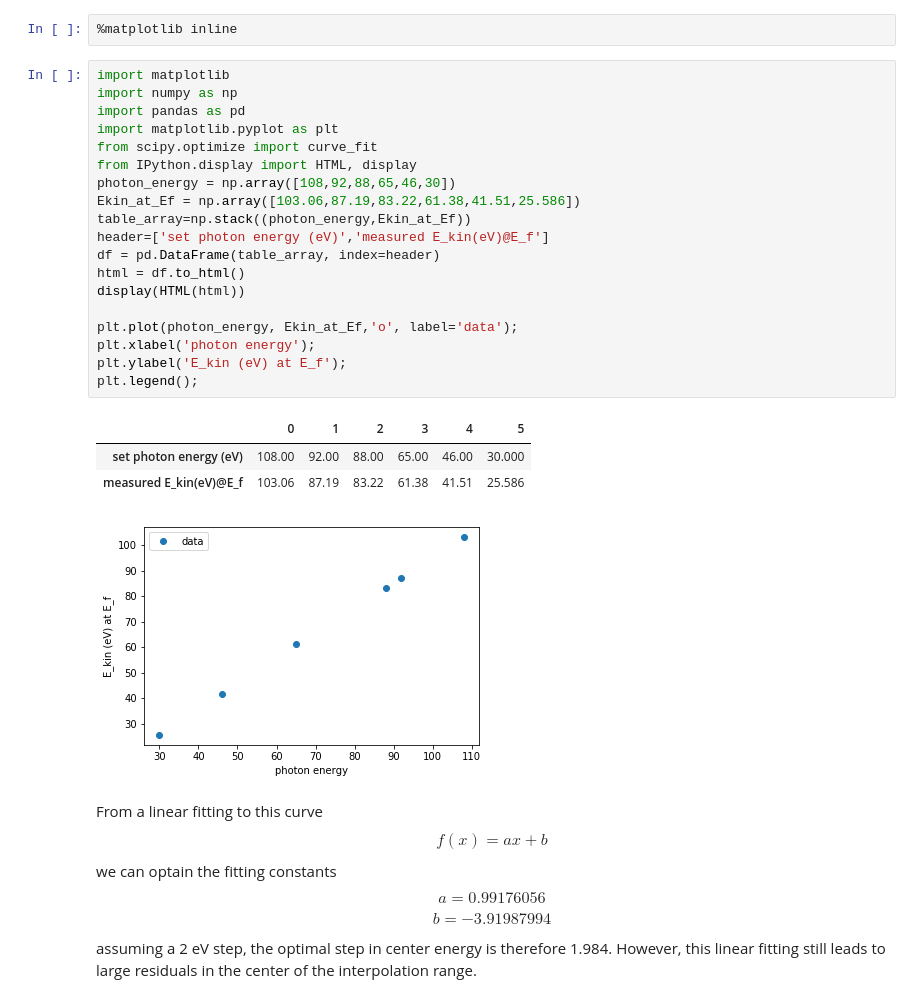
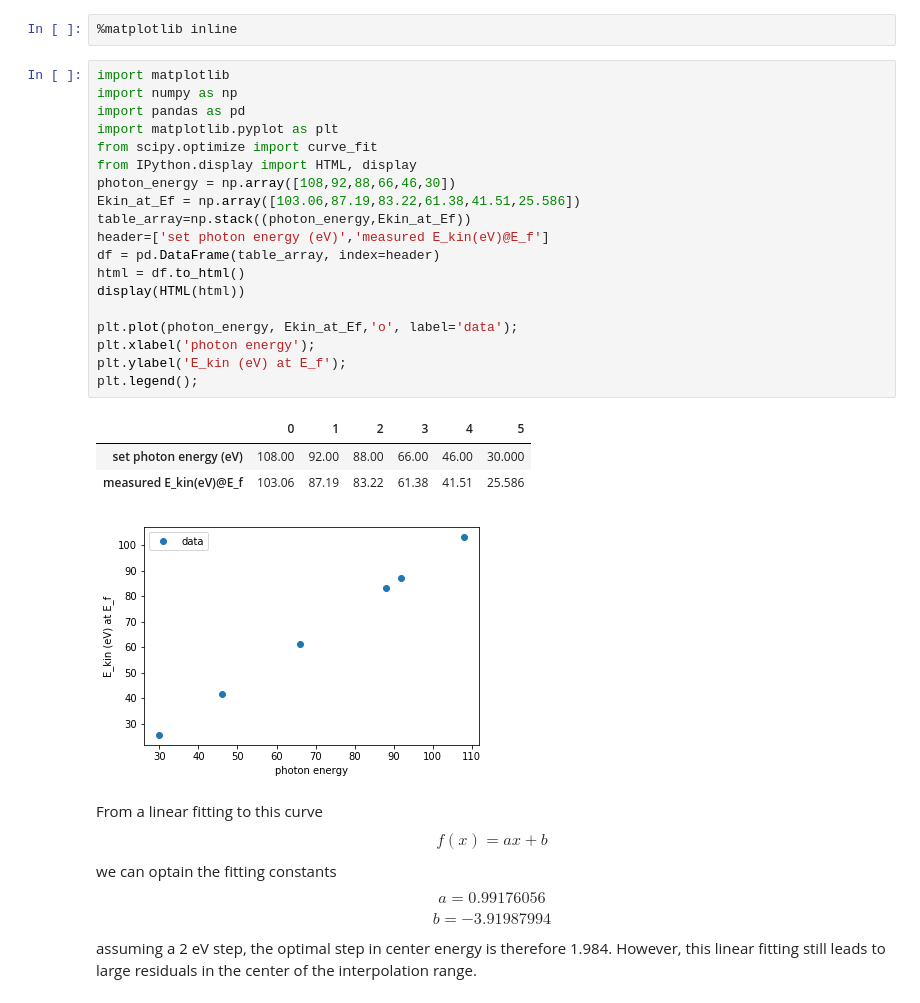
Before and after one commit to nschroet/Niels-jupyter-notebooks, a Jupyter notebook: i05 hv_scan center_energy step.ipynb, the cells around one changed output. Cells and saved outputs as stored; diff of their text form.

```diff
--- a/i05 hv_scan center_energy step.ipynb
+++ b/i05 hv_scan center_energy step.ipynb
@@ -16,27 +14,27 @@ When performing an hv scan, one can observe that the Fermi level is not scaling
 # %%
 import matplotlib
 import numpy as np
 import pandas as pd
 import matplotlib.pyplot as plt
 from scipy.optimize import curve_fit
 from IPython.display import HTML, display
-photon_energy = np.array([108,92,88,65,46,30])
+photon_energy = np.array([108,92,88,66,46,30])
 Ekin_at_Ef = np.array([103.06,87.19,83.22,61.38,41.51,25.586])
 table_array=np.stack((photon_energy,Ekin_at_Ef))
 header=['set photon energy (eV)','measured E_kin(eV)@E_f']
 df = pd.DataFrame(table_array, index=header)
 html = df.to_html()
 display(HTML(html))
 
 plt.plot(photon_energy, Ekin_at_Ef,'o', label='data');
 plt.xlabel('photon energy');
 plt.ylabel('E_kin (eV) at E_f');
 plt.legend();
 # %% [output]
 |  | 0 | 1 | 2 | 3 | 4 | 5 |
-| set photon energy (eV) | 108.00 | 92.00 | 88.00 | 65.00 | 46.00 | 30.000 |
+| set photon energy (eV) | 108.00 | 92.00 | 88.00 | 66.00 | 46.00 | 30.000 |
 | measured E_kin(eV)@E_f | 103.06 | 87.19 | 83.22 | 61.38 | 41.51 | 25.586 |
-[figure, old version]
+[figure, new version]
 # %% [markdown]
 From a linear fitting to this curve
 $$
```
Also changed, not shown: parts of 3 cells of this notebook.
